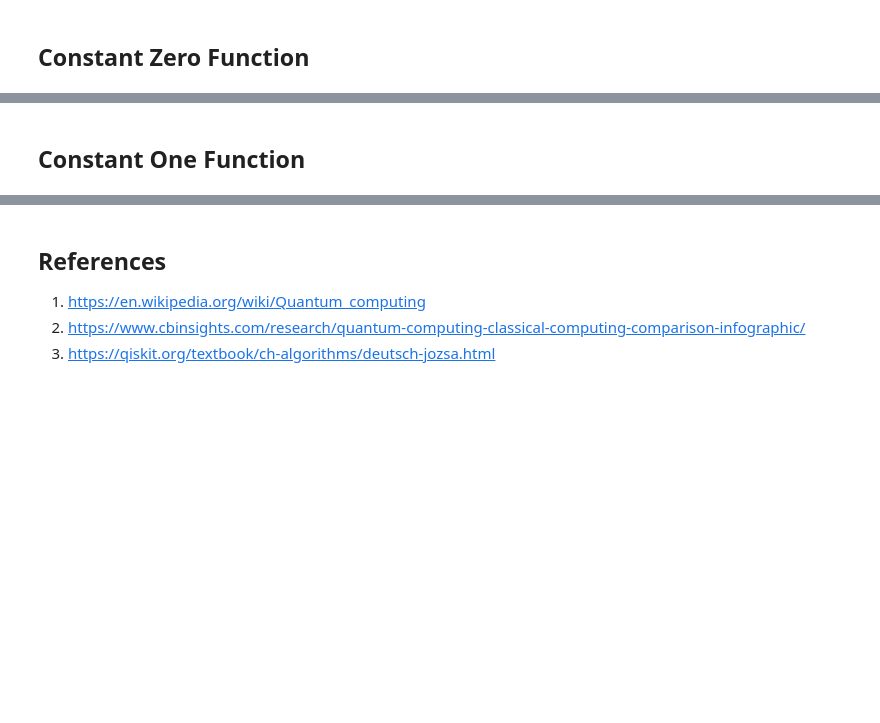
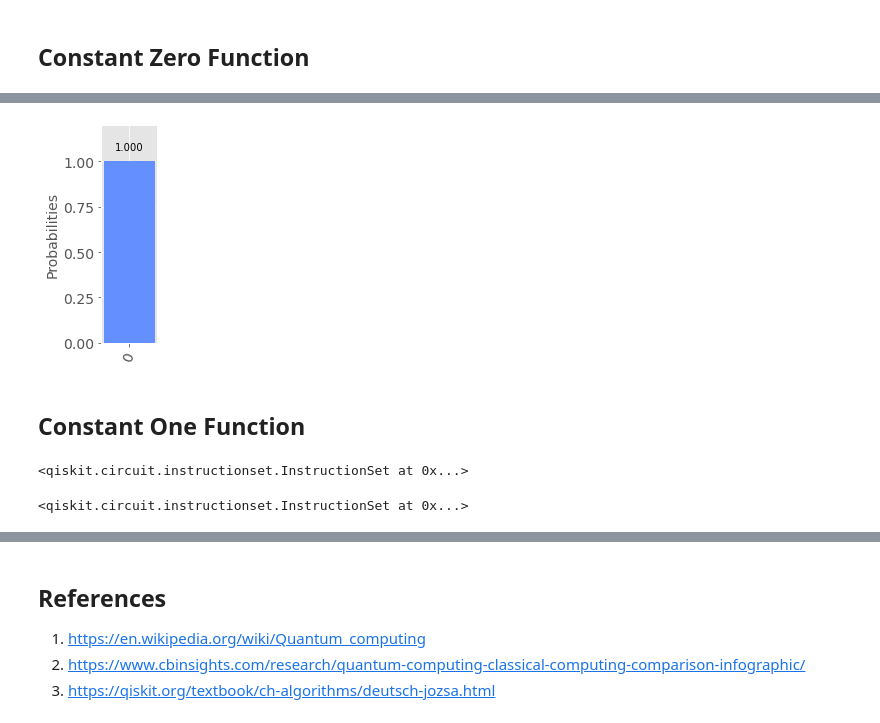
Before and after one commit to PatrickMurray78/emerging-tech, a Jupyter notebook: quantum-deutsch.ipynb, the cells around one changed output, grey strips where cells are left out. Cells and saved outputs as stored; diff of their text form; code cells hidden in the pictures; blank space fills up the shorter version.

```diff
--- a/quantum-deutsch.ipynb
+++ b/quantum-deutsch.ipynb
@@ -148,25 +161,34 @@ simulator = aer.QasmSimulator()
 # Compile the circuit in the simulator.
 compcircuit = qiskit.transpile(circuit, simulator)
 # %%
-# Simulate the circuit 500 times.
-job = simulator.run(compcircuit, shots=500)
+# Simulate the circuit 1000 times.
+job = simulator.run(compcircuit, shots=1000)
 # %%
 # Get the results.
 results = job.result()
 # %%
 # Show the results count.
-results.get_counts()
+counts = results.get_counts()
+# %%
+# Display historgram.
+qiskit.visualization.plot_histogram(counts, figsize=(1, 4))
+# %% [output]
+[figure, added]
 # %% [markdown]
 ## Constant One Function
 # %%
 # Create a quantum circuit.
 circuit = qiskit.QuantumCircuit(2, 1)
 # %%
-# Initialise the first qubit to 1.
-circuit.initialize([1, 0], 1)
+# Initialise the first qubit to 0.
+circuit.initialize([1, 0], 0)
+# %% [output]
+<qiskit.circuit.instructionset.InstructionSet at 0x...>
 # %%
-# Initialise the last qubit to 0.
-circuit.initialize([0, 1], 0)
+# Initialise the last qubit to 1.
+circuit.initialize([0, 1], 1)
+# %% [output]
+<qiskit.circuit.instructionset.InstructionSet at 0x...>
 # %%
 # Apply a Hadamard gate to each qubit.
 circuit.h((0, 1))
```
Also changed, not shown: parts of 47 cells of this notebook.
